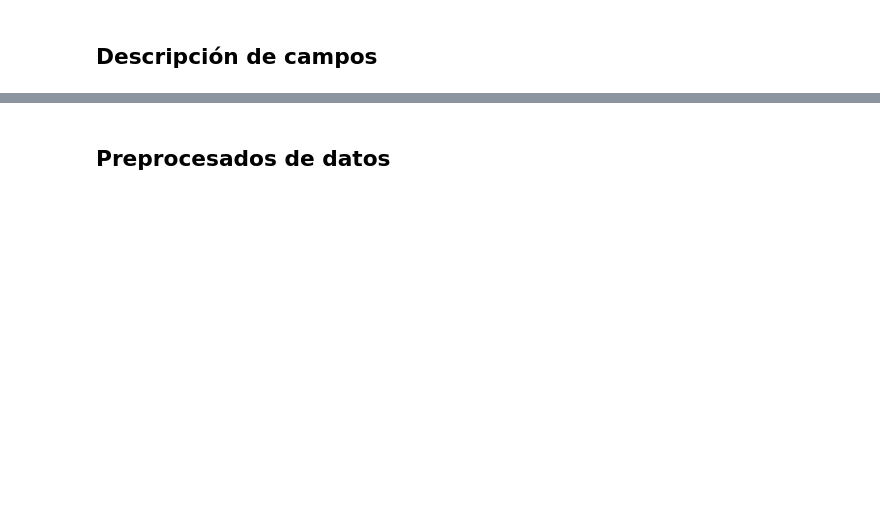
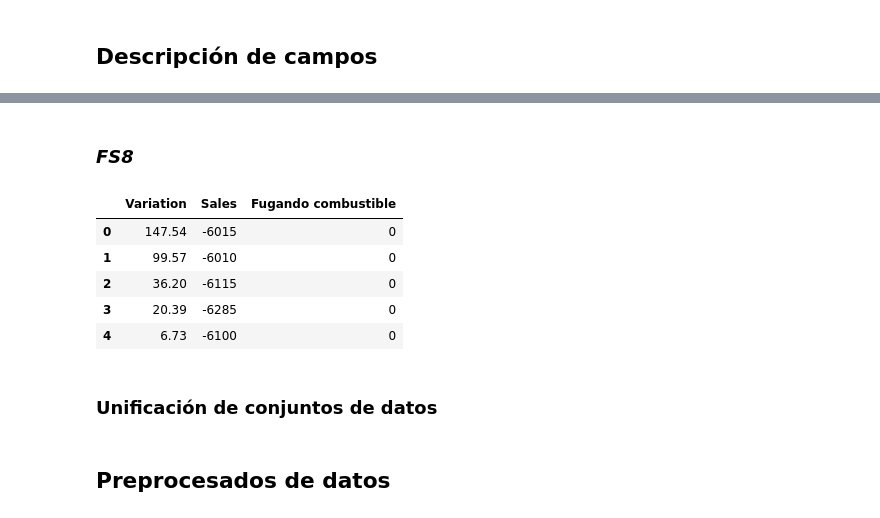
Before and after one commit to alu0101351773/TFM, a Jupyter notebook: src/project/main.ipynb, the cells around one changed output, grey strips where cells are left out. Cells and saved outputs as stored; diff of their text form; code cells hidden in the pictures; blank space fills up the shorter version.

```diff
--- a/src/project/main.ipynb
+++ b/src/project/main.ipynb
@@ -75,0 +190,21 @@ display(df)
+# %% [markdown]
+### _FS8_
+# %%
+FS8 = pd.DataFrame(
+    data={
+        'Variation': subset['Variacion'],
+        'Sales': subset['Venta (L)'],
+        'Fugando combustible': subset['Fugando combustible']
+    }
+)
+
+display(FS8.head())
+# %% [output]
+|  | Variation | Sales | Fugando combustible |
+| 0 | 147.54 | -6015 | 0 |
+| 1 | 99.57 | -6010 | 0 |
+| 2 | 36.20 | -6115 | 0 |
+| 3 | 20.39 | -6285 | 0 |
+| 4 | 6.73 | -6100 | 0 |
+# %% [markdown]
+### Unificación de conjuntos de datos
```
Also changed, not shown: parts of 24 cells of this notebook, 1 other file.
